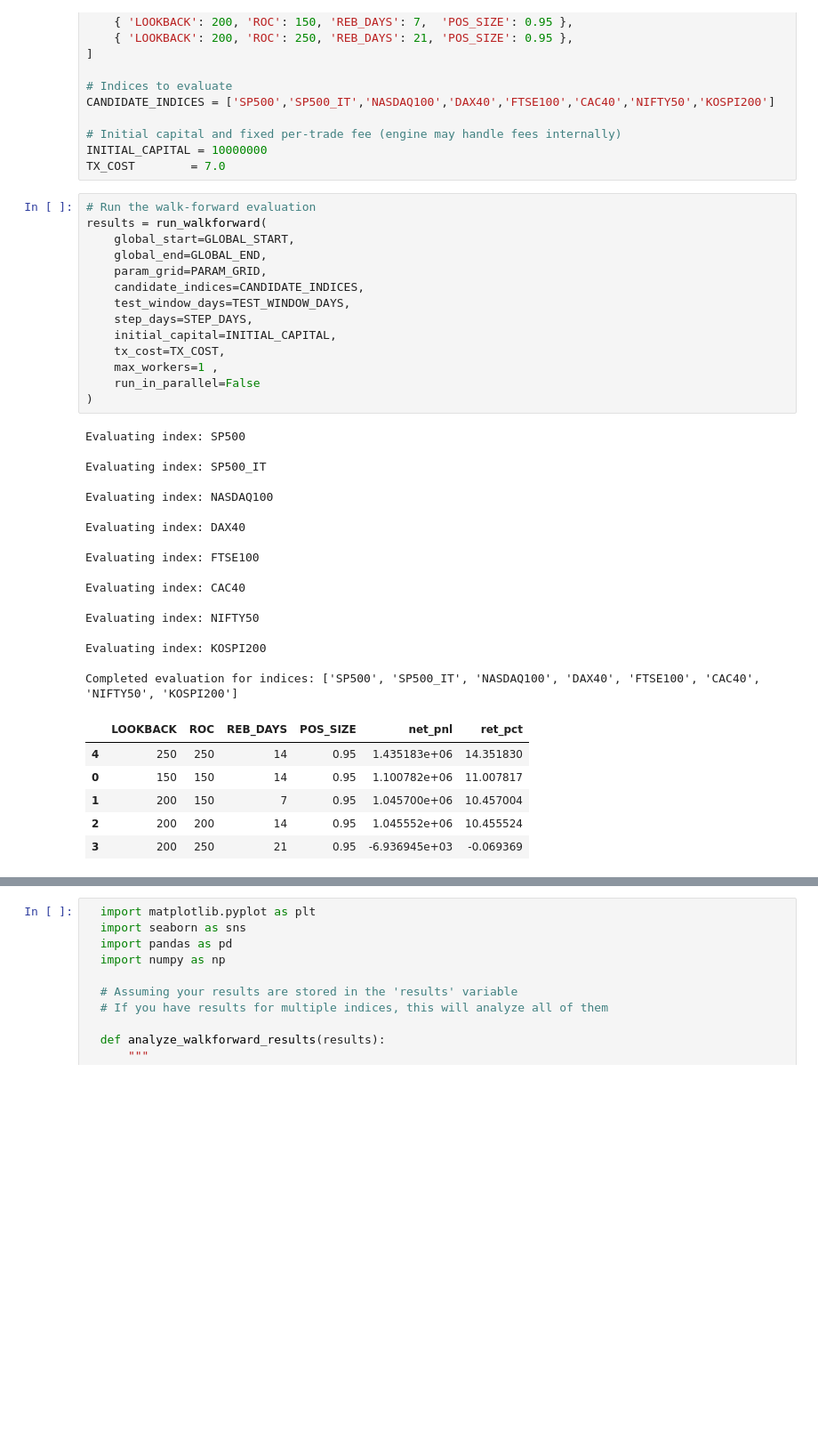
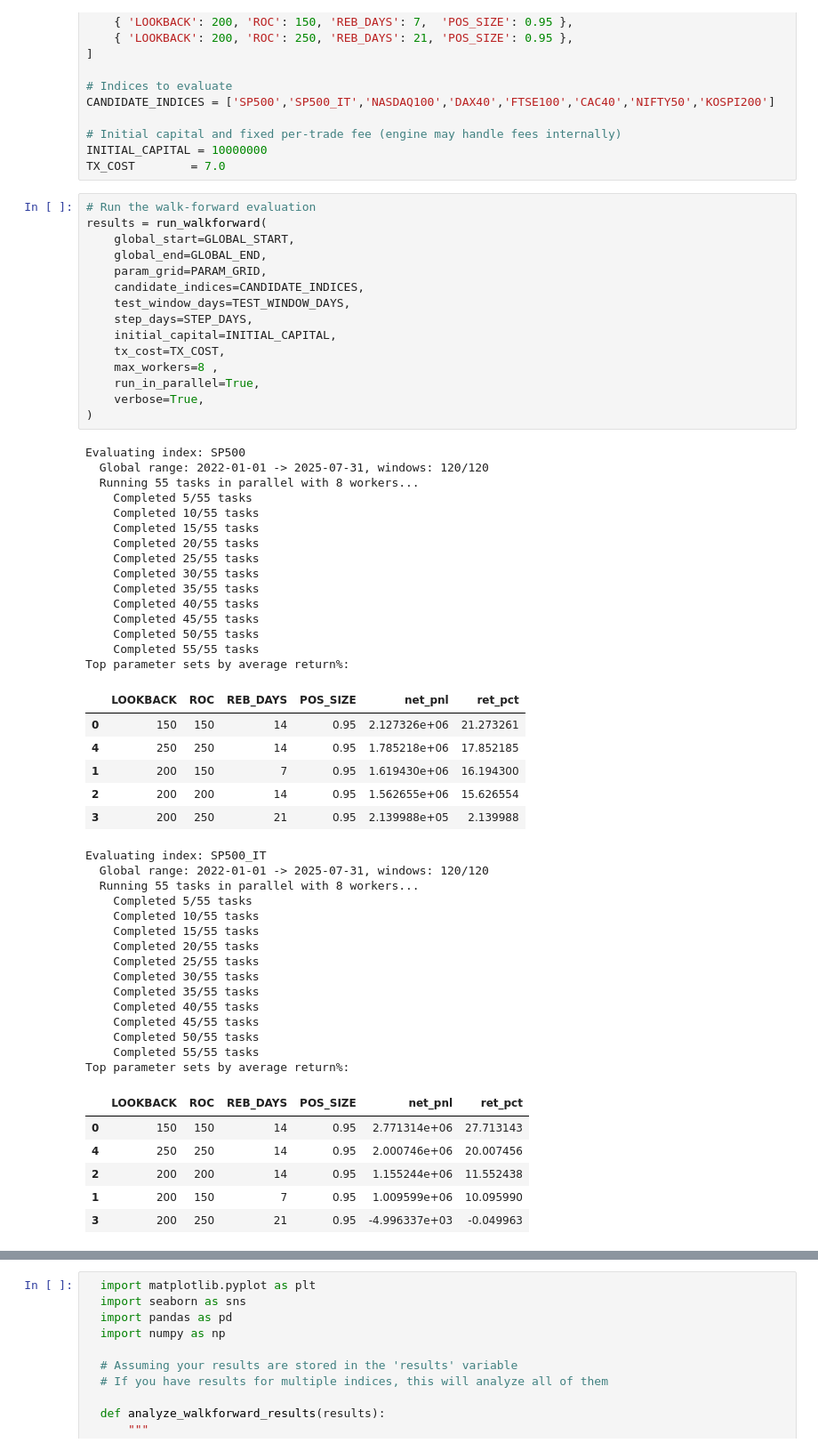
Before and after one commit to 0a1b/momentum_NautilusTrader, a Jupyter notebook: momentum_walkforward_runner.ipynb, the cells around one changed output, grey strips where cells are left out. Shown at 89% size. Cells and saved outputs as stored; diff of their text form; blank space fills up the shorter version.

```diff
--- a/momentum_walkforward_runner.ipynb
+++ b/momentum_walkforward_runner.ipynb
@@ -38,38 +38,58 @@ TX_COST        = 7.0
 # %%
 # Run the walk-forward evaluation
 results = run_walkforward(
     global_start=GLOBAL_START,
     global_end=GLOBAL_END,
     param_grid=PARAM_GRID,
     candidate_indices=CANDIDATE_INDICES,
     test_window_days=TEST_WINDOW_DAYS,
     step_days=STEP_DAYS,
     initial_capital=INITIAL_CAPITAL,
     tx_cost=TX_COST,
-    max_workers=1 ,
-    run_in_parallel=False
+    max_workers=8 ,
+    run_in_parallel=True,
+    verbose=True,
 )
 # %% [output]
 Evaluating index: SP500
-
-Evaluating index: SP500_IT
-
-Evaluating index: NASDAQ100
-
-Evaluating index: DAX40
-
-Evaluating index: FTSE100
-
-Evaluating index: CAC40
-
-Evaluating index: NIFTY50
-
-Evaluating index: KOSPI200
-
-Completed evaluation for indices: ['SP500', 'SP500_IT', 'NASDAQ100', 'DAX40', 'FTSE100', 'CAC40', 'NIFTY50', 'KOSPI200']
+  Global range: 2022-01-01 -> 2025-07-31, windows: 120/120
+  Running 55 tasks in parallel with 8 workers...
+    Completed 5/55 tasks
+    Completed 10/55 tasks
+    Completed 15/55 tasks
+    Completed 20/55 tasks
+    Completed 25/55 tasks
+    Completed 30/55 tasks
+    Completed 35/55 tasks
+    Completed 40/55 tasks
+    Completed 45/55 tasks
+    Completed 50/55 tasks
+    Completed 55/55 tasks
+Top parameter sets by average return%:
 |  | LOOKBACK | ROC | REB_DAYS | POS_SIZE | net_pnl | ret_pct |
-| 4 | 250 | 250 | 14 | 0.95 | 1.435183e+06 | 14.351830 |
-| 0 | 150 | 150 | 14 | 0.95 | 1.100782e+06 | 11.007817 |
-| 1 | 200 | 150 | 7 | 0.95 | 1.045700e+06 | 10.457004 |
-| 2 | 200 | 200 | 14 | 0.95 | 1.045552e+06 | 10.455524 |
-| 3 | 200 | 250 | 21 | 0.95 | -6.936945e+03 | -0.069369 |
+| 0 | 150 | 150 | 14 | 0.95 | 2.127326e+06 | 21.273261 |
+| 4 | 250 | 250 | 14 | 0.95 | 1.785218e+06 | 17.852185 |
+| 1 | 200 | 150 | 7 | 0.95 | 1.619430e+06 | 16.194300 |
+| 2 | 200 | 200 | 14 | 0.95 | 1.562655e+06 | 15.626554 |
+| 3 | 200 | 250 | 21 | 0.95 | 2.139988e+05 | 2.139988 |
+Evaluating index: SP500_IT
+  Global range: 2022-01-01 -> 2025-07-31, windows: 120/120
+  Running 55 tasks in parallel with 8 workers...
+    Completed 5/55 tasks
+    Completed 10/55 tasks
+    Completed 15/55 tasks
+    Completed 20/55 tasks
+    Completed 25/55 tasks
+    Completed 30/55 tasks
+    Completed 35/55 tasks
+    Completed 40/55 tasks
+    Completed 45/55 tasks
+    Completed 50/55 tasks
+    Completed 55/55 tasks
+Top parameter sets by average return%:
+|  | LOOKBACK | ROC | REB_DAYS | POS_SIZE | net_pnl | ret_pct |
+| 0 | 150 | 150 | 14 | 0.95 | 2.771314e+06 | 27.713143 |
+| 4 | 250 | 250 | 14 | 0.95 | 2.000746e+06 | 20.007456 |
+| 2 | 200 | 200 | 14 | 0.95 | 1.155244e+06 | 11.552438 |
+| 1 | 200 | 150 | 7 | 0.95 | 1.009599e+06 | 10.095990 |
+| 3 | 200 | 250 | 21 | 0.95 | -4.996337e+03 | -0.049963 |
```
Also changed, not shown: parts of 2 cells of this notebook, 1 other file.
